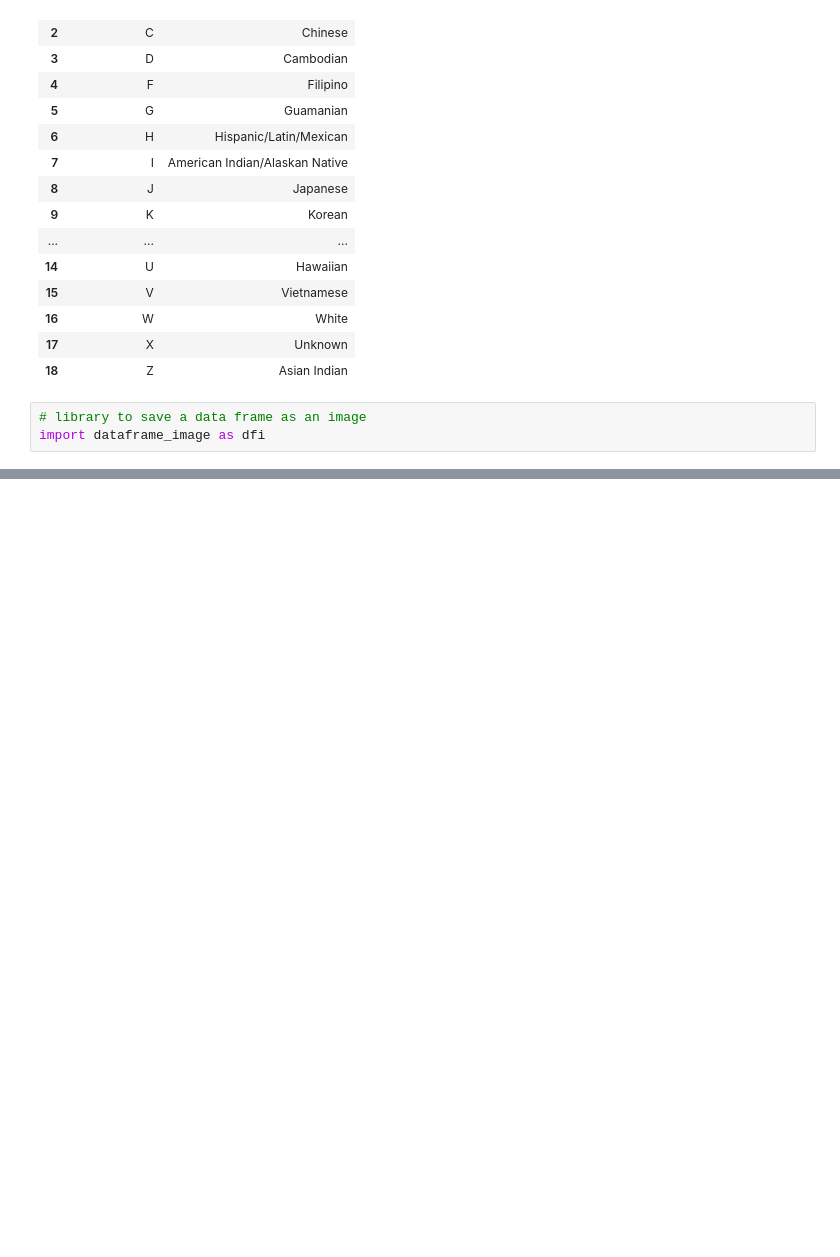
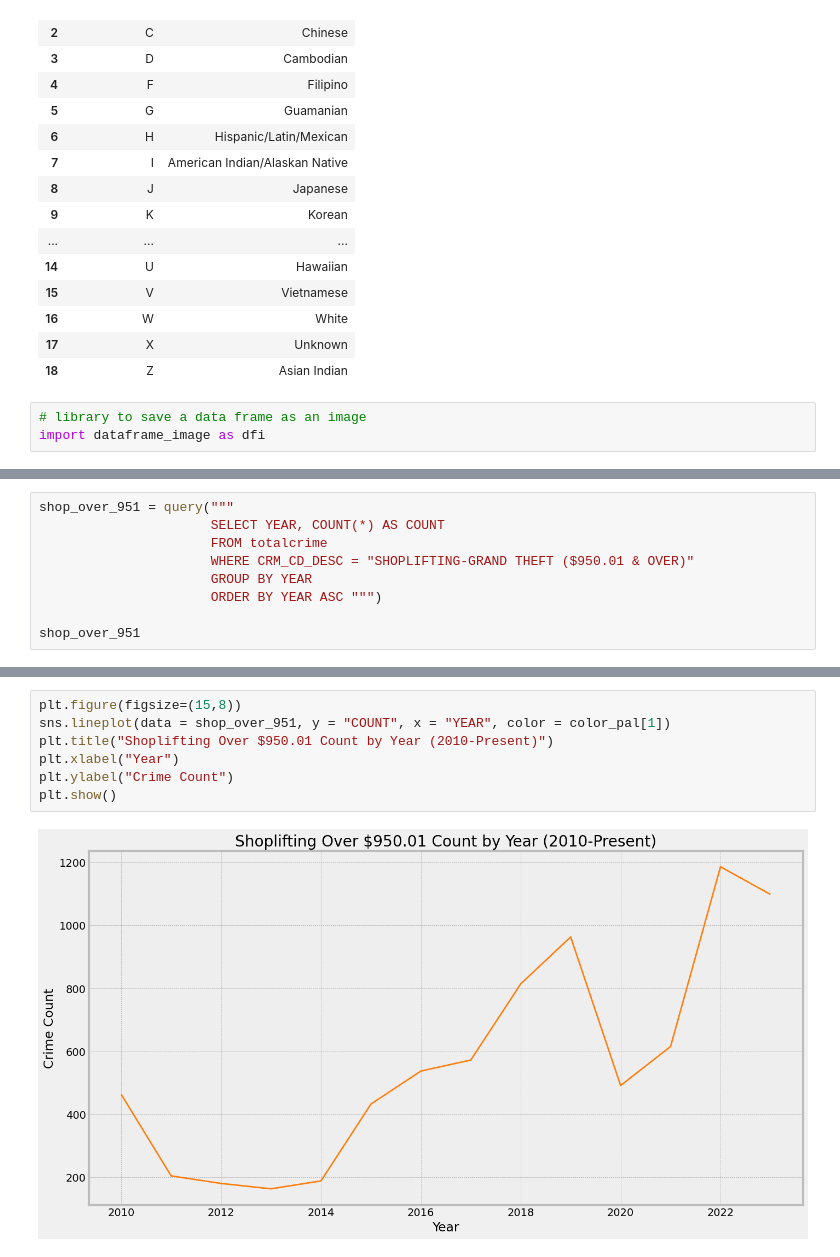
Before and after one commit to luisosorio3214/Los-Angeles-Crime-Analysis, a Jupyter notebook: crime_visuals.ipynb, the cells around one changed output, grey strips where cells are left out. Cells and saved outputs as stored; diff of their text form; blank space fills up the shorter version.

```diff
--- a/crime_visuals.ipynb
+++ b/crime_visuals.ipynb
@@ -277,0 +314,9 @@ dfi.export(Descent,"Descent.png")
+# %%
+shop_over_951 = query("""
+                      SELECT YEAR, COUNT(*) AS COUNT
+                      FROM totalcrime
+                      WHERE CRM_CD_DESC = "SHOPLIFTING-GRAND THEFT ($950.01 & OVER)"
+                      GROUP BY YEAR
+                      ORDER BY YEAR ASC """)
+
+shop_over_951
@@ -277,0 +339,9 @@ dfi.export(Descent,"Descent.png")
+# %%
+plt.figure(figsize=(15,8))
+sns.lineplot(data = shop_over_951, y = "COUNT", x = "YEAR", color = color_pal[1])
+plt.title("Shoplifting Over $950.01 Count by Year (2010-Present)")
+plt.xlabel("Year")
+plt.ylabel("Crime Count")
+plt.show()
+# %% [output]
+[figure, added]
```
Also changed, not shown: parts of 7 cells of this notebook, 4 other files.
